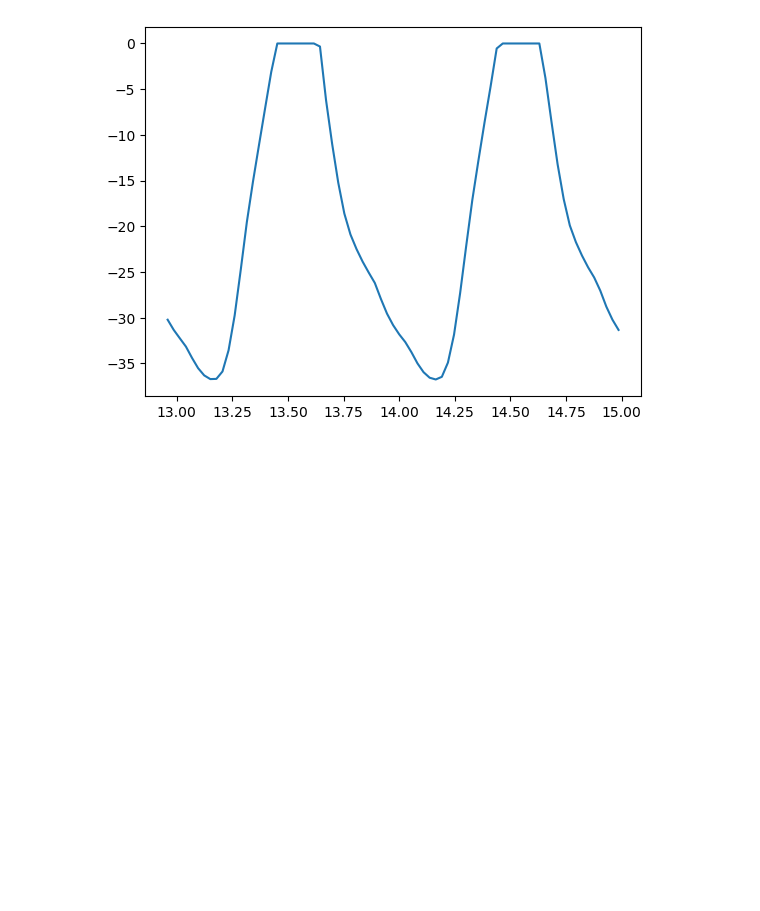
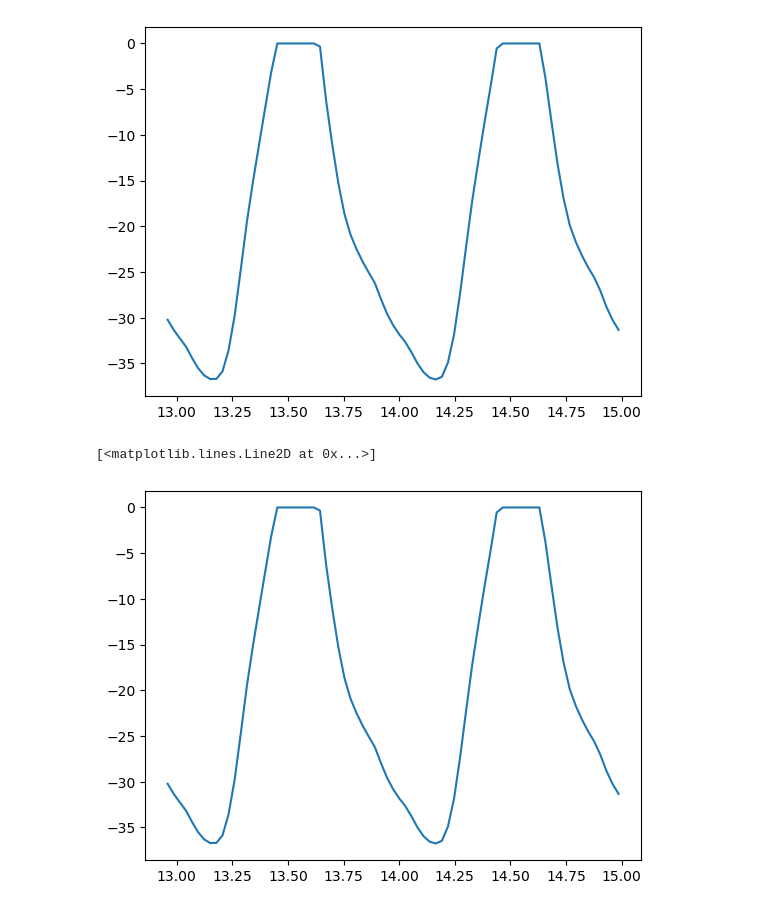
Before and after one commit to cemac/fastclimate, a Jupyter notebook: fastclimate.ipynb, the cells around one changed output. Saved outputs shown, nothing was run; the diff lists cells and outputs as text; code cells hidden in the pictures; blank space fills up the shorter version.

Commit message:
Update notebook
Add basic COMPAREWITH example

```diff
--- a/fastclimate.ipynb
+++ b/fastclimate.ipynb
@@ -154,3 +156,11 @@ plt.plot(x, y)
 # %% [output]
 [<matplotlib.lines.Line2D at 0x...>]
 [figure]
+# %%
+# sandard run results are available via COMPAREWITH:
+x = result['ttp']
+y = COMPAREWITH['TTsavg1'][17][result['nit']]
+plt.plot(x, y)
+# %% [output]
+[<matplotlib.lines.Line2D at 0x...>]
+[figure, added]
```
Also changed, not shown: parts of 2 cells of this notebook.
